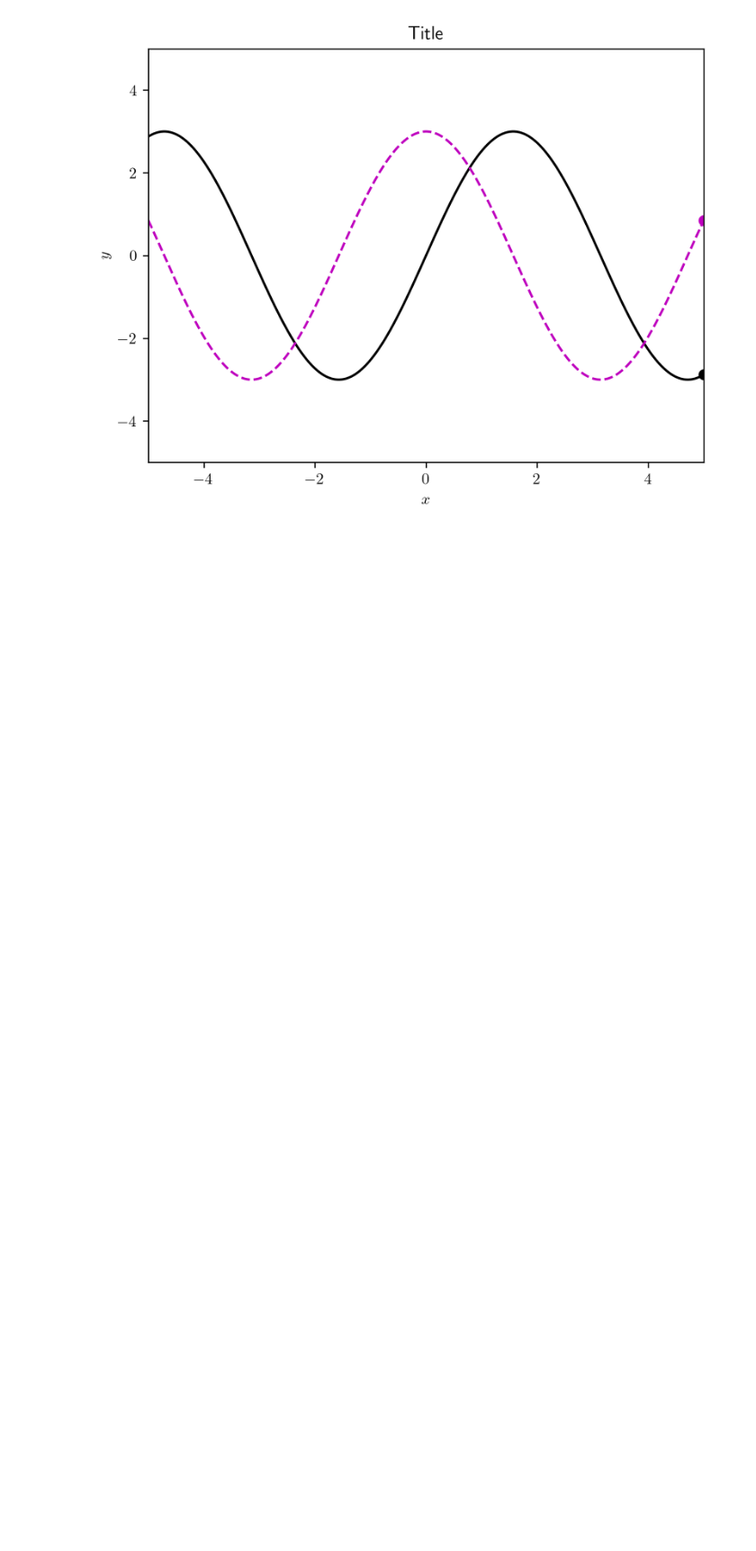
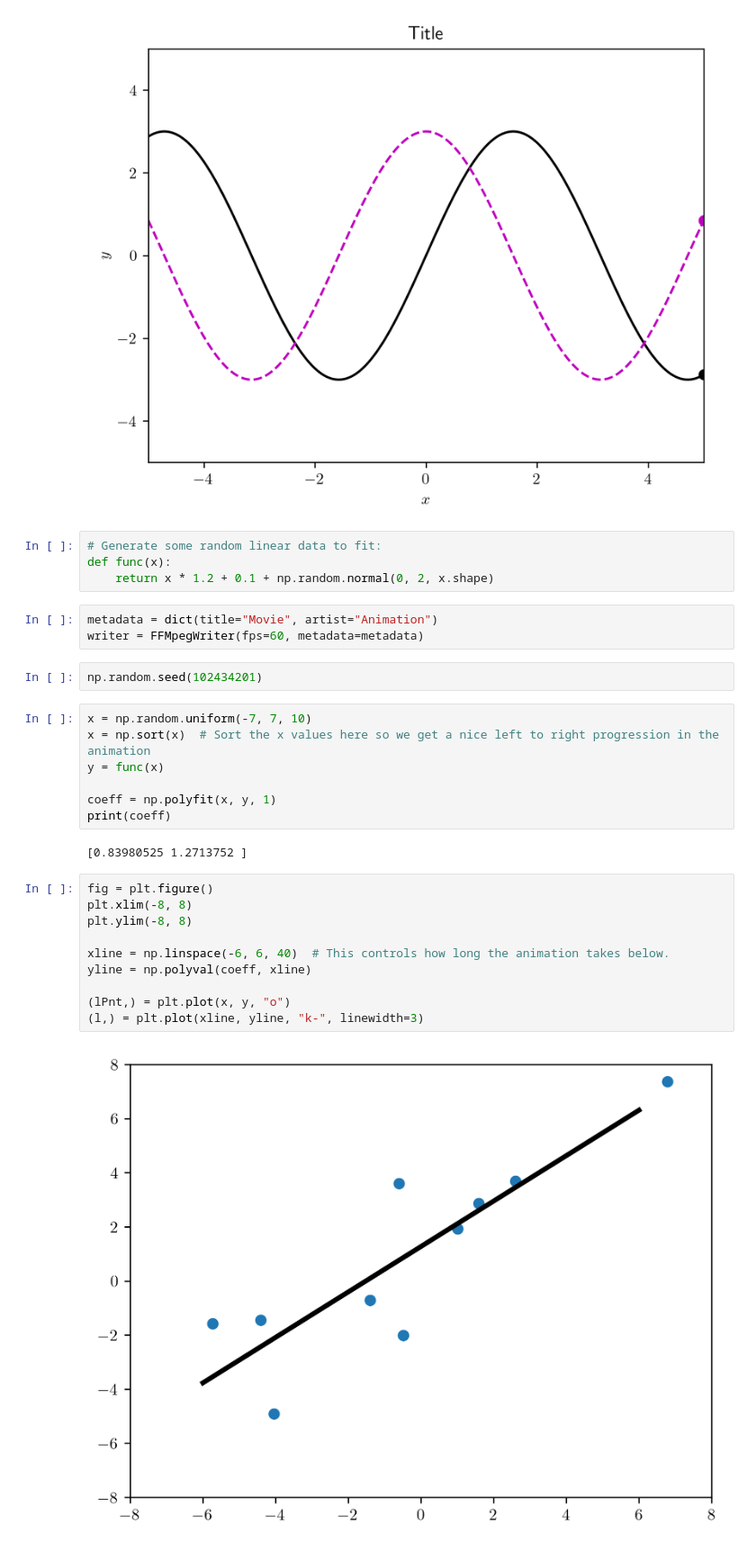
Before and after one commit to cpp-review-dune/python-pde, a Jupyter notebook: pde-book/pyanimation.ipynb, the cells around one changed output. Shown at 90% size. Cells and saved outputs as stored; diff of their text form; blank space fills up the shorter version.

```diff
--- a/pde-book/pyanimation.ipynb
+++ b/pde-book/pyanimation.ipynb
@@ -58,3 +61,33 @@ with writer.saving(fig=fig, outfile="sinWave2.mp4", dpi=300):
         writer.grab_frame()
 # %% [output]
 [figure]
+# %%
+# Generate some random linear data to fit:
+def func(x):
+    return x * 1.2 + 0.1 + np.random.normal(0, 2, x.shape)
+# %%
+metadata = dict(title="Movie", artist="Animation")
+writer = FFMpegWriter(fps=60, metadata=metadata)
+# %%
+np.random.seed(102434201)
+# %%
+x = np.random.uniform(-7, 7, 10)
+x = np.sort(x)  # Sort the x values here so we get a nice left to right progression in the animation
+y = func(x)
+
+coeff = np.polyfit(x, y, 1)
+print(coeff)
+# %% [output]
+[0.83980525 1.2713752 ]
+# %%
+fig = plt.figure()
+plt.xlim(-8, 8)
+plt.ylim(-8, 8)
+
+xline = np.linspace(-6, 6, 40)  # This controls how long the animation takes below.
+yline = np.polyval(coeff, xline)
+
+(lPnt,) = plt.plot(x, y, "o")
+(l,) = plt.plot(xline, yline, "k-", linewidth=3)
+# %% [output]
+[figure, added]
```
Also changed, not shown: parts of 9 cells of this notebook, 10 other files.
